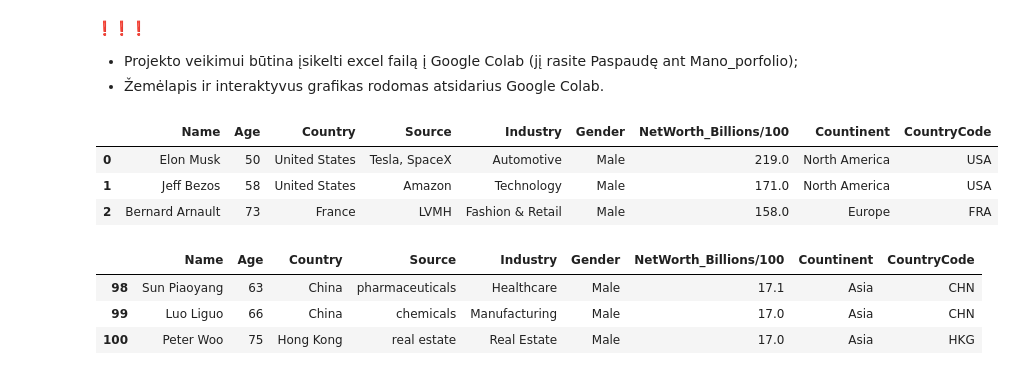
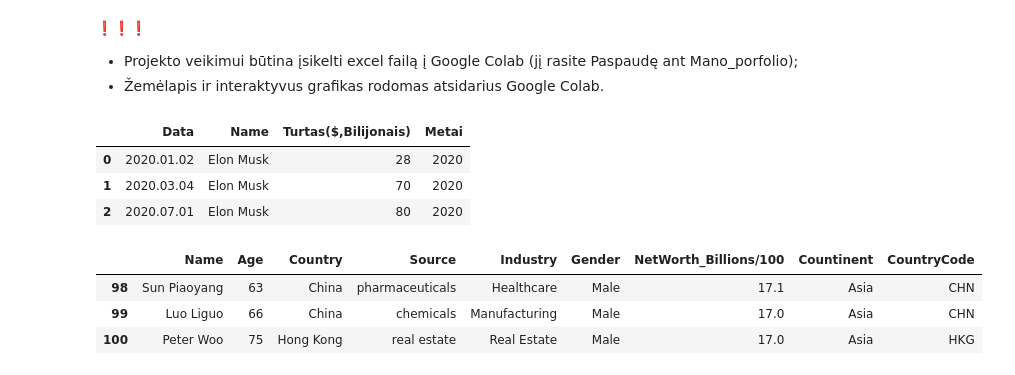
Before and after one commit to JustinaSarsk/Mano-portfolio, a Jupyter notebook: top100.ipynb, the cells around one changed output. Saved outputs shown, nothing was run; the diff lists cells and outputs as text; code cells hidden in the pictures.

```diff
--- a/top100.ipynb
+++ b/top100.ipynb
@@ -39,16 +39,16 @@ import plotly.express as px
 # %%
 #Pasiima duomenis iš excel
 df = pd.read_excel('exelfailas.xlsx',sheet_name="Sheet1")
 df_2 = pd.read_excel('exelfailas.xlsx',sheet_name="Sheet2")
 df_3 = pd.read_excel('exelfailas.xlsx',sheet_name="Sheet3")
 df_4 = pd.read_excel('exelfailas.xlsx',sheet_name="Sheet4")
 #Parodo pirmas 3 eilutes (sheet1)
-df.head(3)
+df_4.head(3)
 # %% [output]
-|  | Name | Age | Country | Source | Industry | Gender | NetWorth_Billions/100 | Countinent | CountryCode |
-| 0 | Elon Musk | 50 | United States | Tesla, SpaceX | Automotive | Male | 219.0 | North America | USA |
-| 1 | Jeff Bezos | 58 | United States | Amazon | Technology | Male | 171.0 | North America | USA |
-| 2 | Bernard Arnault | 73 | France | LVMH | Fashion & Retail | Male | 158.0 | Europe | FRA |
+|  | Data | Name | Turtas($,Bilijonais) | Metai |
+| 0 | 2020.01.02 | Elon Musk | 28 | 2020 |
+| 1 | 2020.03.04 | Elon Musk | 70 | 2020 |
+| 2 | 2020.07.01 | Elon Musk | 80 | 2020 |
 # %%
 #Parodo paskutinės 3 eilutės (sheet1)
 df.tail(3)
```
Also changed, not shown: parts of 3 cells of this notebook.
